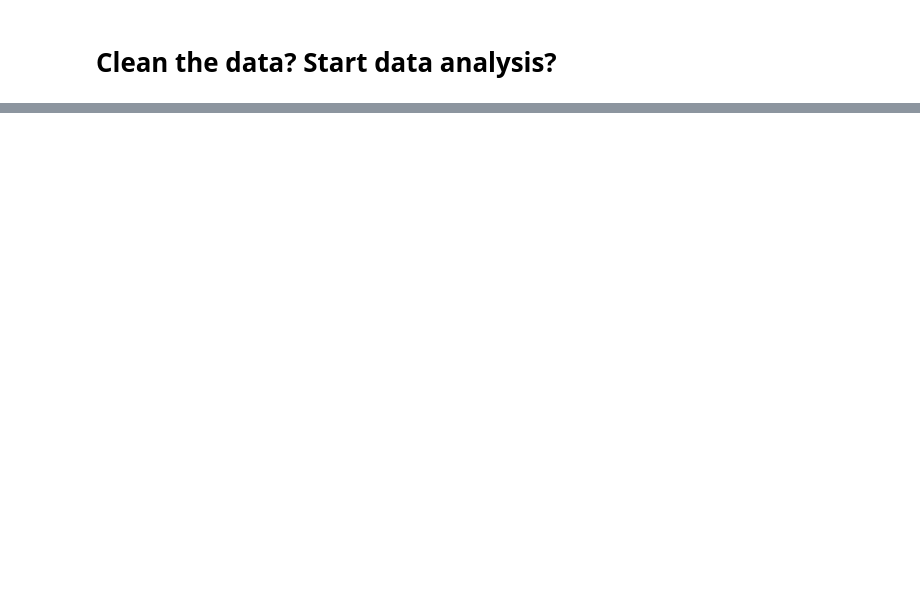
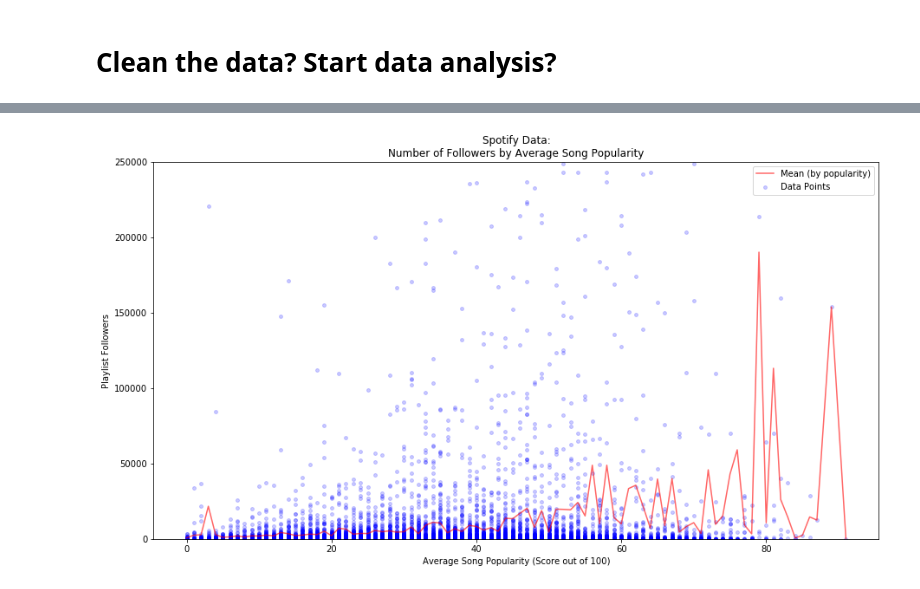
Before and after one commit to dhnightingale/spotify-cs109, a Jupyter notebook: Spotify Data Analysis.ipynb, the cells around one changed output, grey strips where cells are left out. Drawn from its saved outputs; the diff is of its cells as text; code cells hidden in the pictures; blank space fills up the shorter version.

```diff
--- a/Spotify Data Analysis.ipynb
+++ b/Spotify Data Analysis.ipynb
@@ -145,0 +235,25 @@ dtype: float64
+# %%
+# Plot a scatter plot of followers vs average track popularity
+playlist_data['popularity'] = playlist_data['track_populatrity_avg'].apply(lambda x: round(x))
+popularity = playlist_data['popularity'].values
+followers = playlist_data['followers'].values
+pop_mean = playlist_data.groupby('popularity', as_index=False)['followers'].mean()
+
+fig, ax = plt.subplots(1, figsize=(15, 8))
+
+ax.scatter(popularity, followers, color='blue', alpha=0.2, label='Data Points', s=15)
+ax.plot(pop_mean['popularity'], pop_mean['followers'], color='red', label='Mean (by popularity)', alpha=0.6)
+
+#ax.set_xticks(np.arange(0, 1, 20))
+#ax.set_yticks(np.arange(0, 200, 25))
+# ax.set_xticks(np.arange(0, 21))
+# ax.set_xticklabels(np.arange(0, 510, 25),fontsize=11)
+# ax.set_xlim([0,100])
+ax.set_ylim([0,250000])
+ax.set_xlabel('Average Song Popularity (Score out of 100)')
+ax.set_ylabel('Playlist Followers')
+ax.set_title('Spotify Data:\nNumber of Followers by Average Song Popularity')
+ax.legend(loc='best')
+del playlist_data['popularity']
+# %% [output]
+[figure, added]
```
Also changed, not shown: parts of 13 cells of this notebook.
